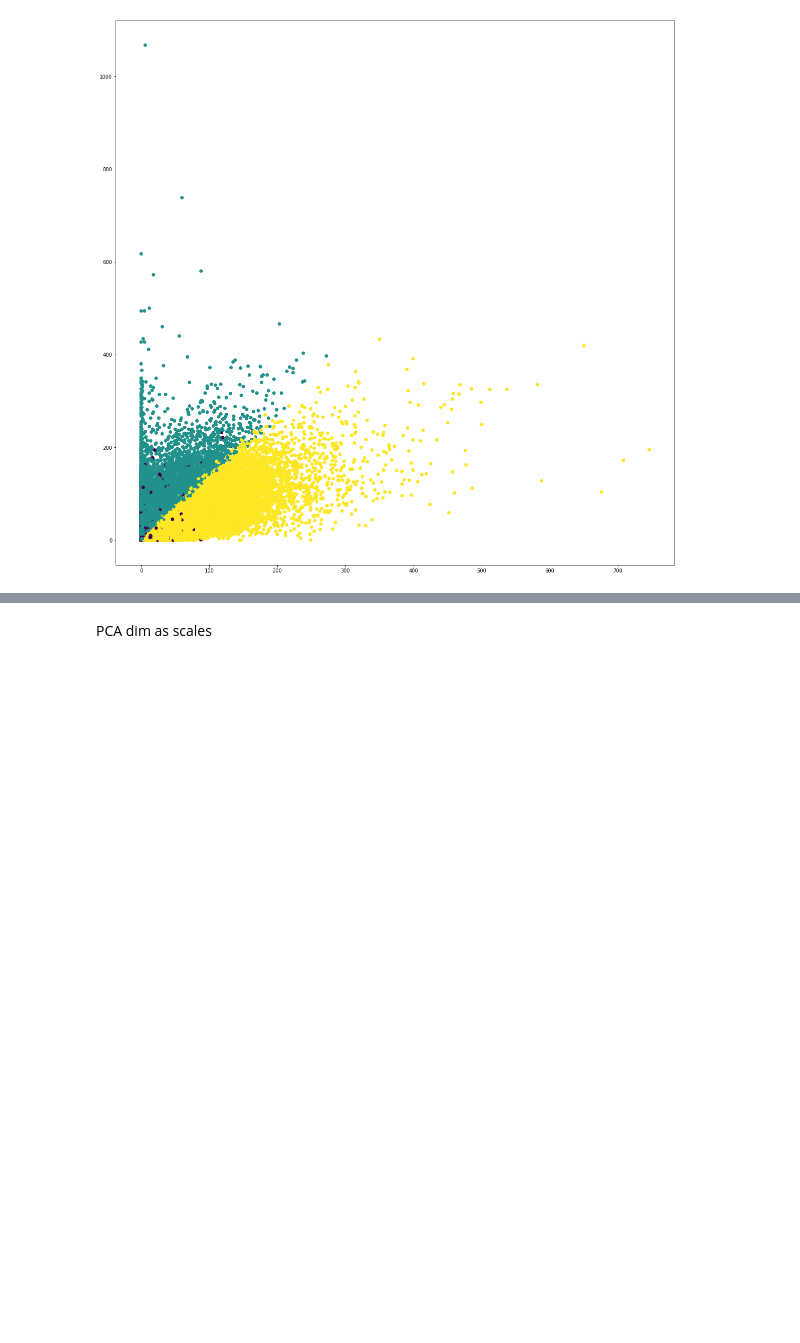
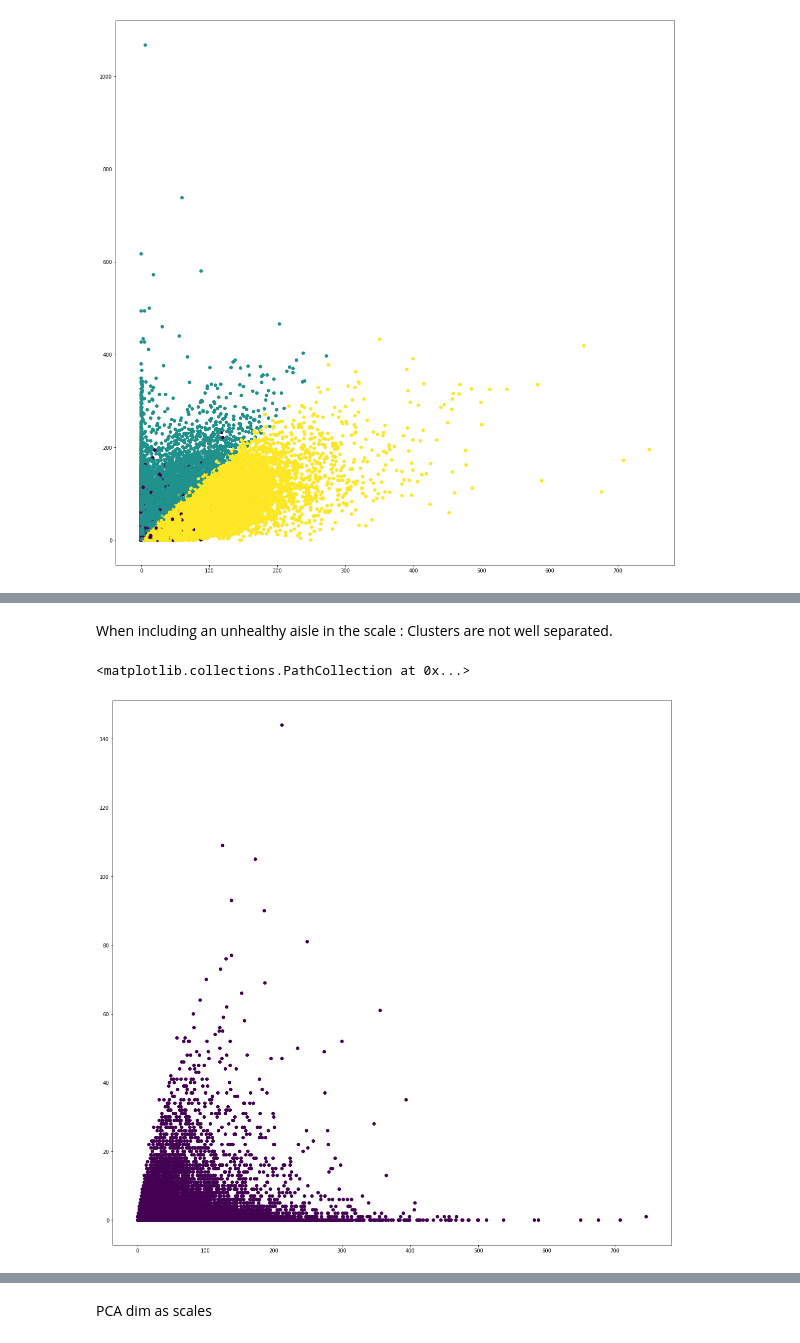
Before and after one commit to auriane81/epfl-ada-ada-2019-project-adax, a Jupyter notebook: project_Auriane3.ipynb, the cells around one changed output, grey strips where cells are left out. Cells and saved outputs as stored; diff of their text form; code cells hidden in the pictures; blank space fills up the shorter version.

```diff
--- a/project_Auriane3.ipynb
+++ b/project_Auriane3.ipynb
@@ -350,0 +352,9 @@ ax.scatter(matrix_df['soft drinks'], matrix_df['fresh fruits'], c=matrix_df['clu
+# %% [markdown]
+When including an unhealthy aisle in the scale : Clusters are not well separated.
+# %%
+fig, ax = plt.subplots(figsize=(20,20))
+dessin = matrix_df[matrix_df.cluster ==2 ]
+ax.scatter(dessin['fresh vegetables'], dessin['soft drinks'], c=dessin['cluster'], cmap='viridis')
+# %% [output]
+<matplotlib.collections.PathCollection at 0x...>
+[figure, added]
```
Also changed, not shown: parts of 19 cells of this notebook, 1 other file.
